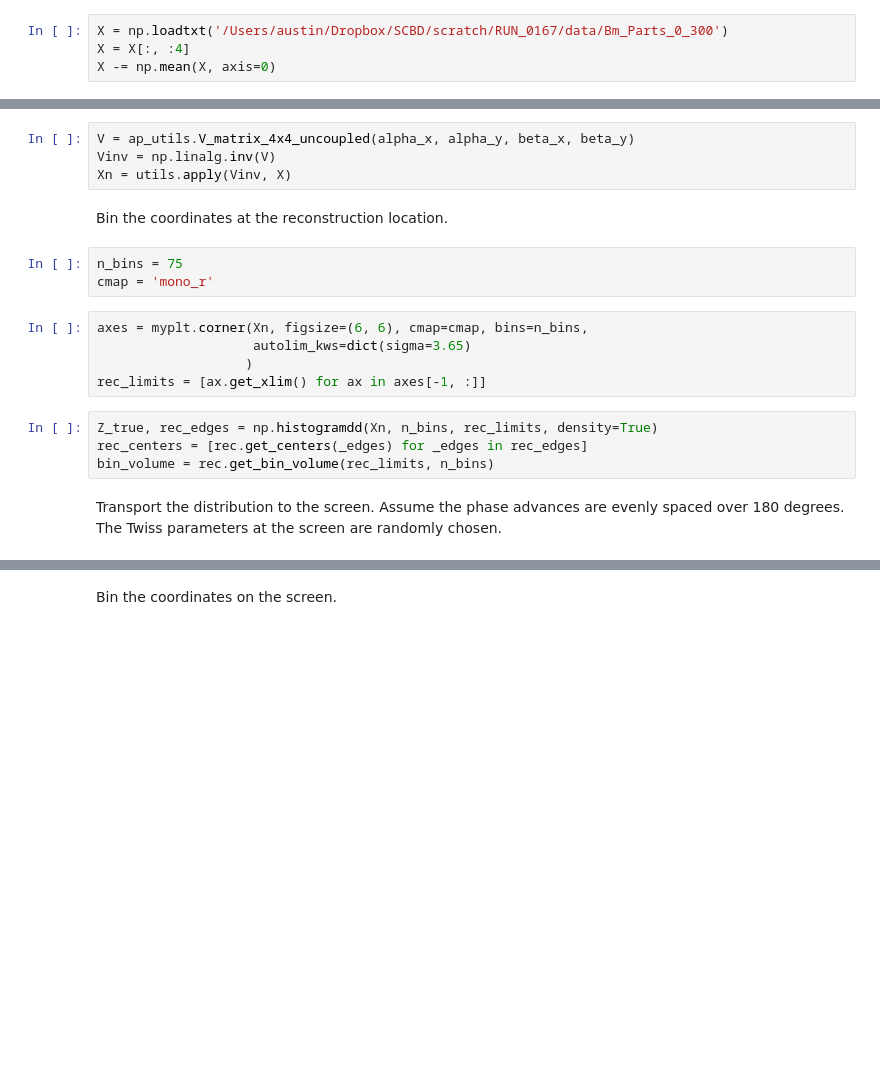
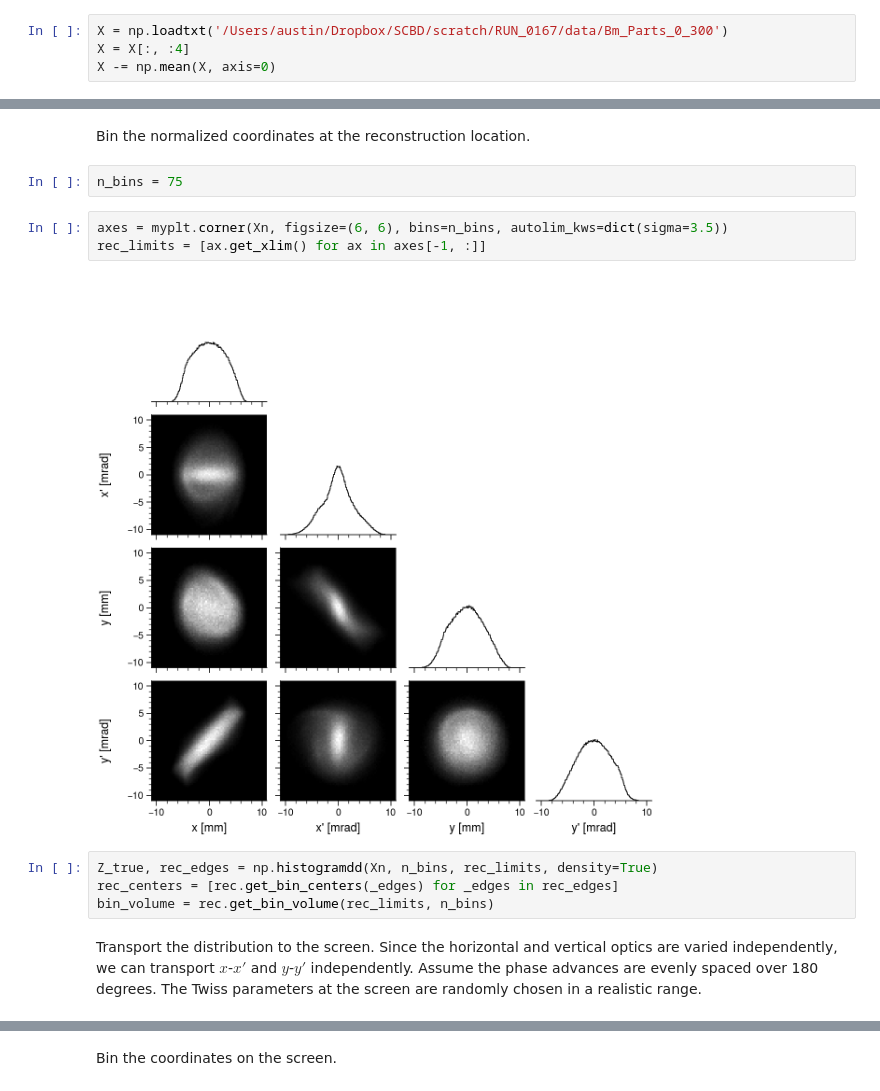
Before and after one commit to austin-hoover/accphys-tools, a Jupyter notebook: measurement/tomography/test_tomo_4D.ipynb, the cells around one changed output, grey strips where cells are left out. Cells and saved outputs as stored; diff of their text form; blank space fills up the shorter version.

```diff
--- a/measurement/tomography/test_tomo_4D.ipynb
+++ b/measurement/tomography/test_tomo_4D.ipynb
@@ -44,20 +76,15 @@ print(alpha_x, alpha_y, beta_x, beta_y)
-# %%
-V = ap_utils.V_matrix_4x4_uncoupled(alpha_x, alpha_y, beta_x, beta_y)
-Vinv = np.linalg.inv(V)
-Xn = utils.apply(Vinv, X)
 # %% [markdown]
-Bin the coordinates at the reconstruction location.
+Bin the normalized coordinates at the reconstruction location.
 # %%
 n_bins = 75
-cmap = 'mono_r'
 # %%
-axes = myplt.corner(Xn, figsize=(6, 6), cmap=cmap, bins=n_bins,
-                    autolim_kws=dict(sigma=3.65)
-                   )
+axes = myplt.corner(Xn, figsize=(6, 6), bins=n_bins, autolim_kws=dict(sigma=3.5))
 rec_limits = [ax.get_xlim() for ax in axes[-1, :]]
+# %% [output]
+[figure, added]
 # %%
 Z_true, rec_edges = np.histogramdd(Xn, n_bins, rec_limits, density=True)
-rec_centers = [rec.get_centers(_edges) for _edges in rec_edges]
+rec_centers = [rec.get_bin_centers(_edges) for _edges in rec_edges]
 bin_volume = rec.get_bin_volume(rec_limits, n_bins)
 # %% [markdown]
-Transport the distribution to the screen. Assume the phase advances are evenly spaced over 180 degrees. The Twiss parameters at the screen are randomly chosen.
+Transport the distribution to the screen. Since the horizontal and vertical optics are varied independently, we can transport $x$-$x'$ and $y$-$y'$ independently. Assume the phase advances are evenly spaced over 180 degrees. The Twiss parameters at the screen are randomly chosen in a realistic range.
```
Also changed, not shown: parts of 39 cells of this notebook, 1 other file.
